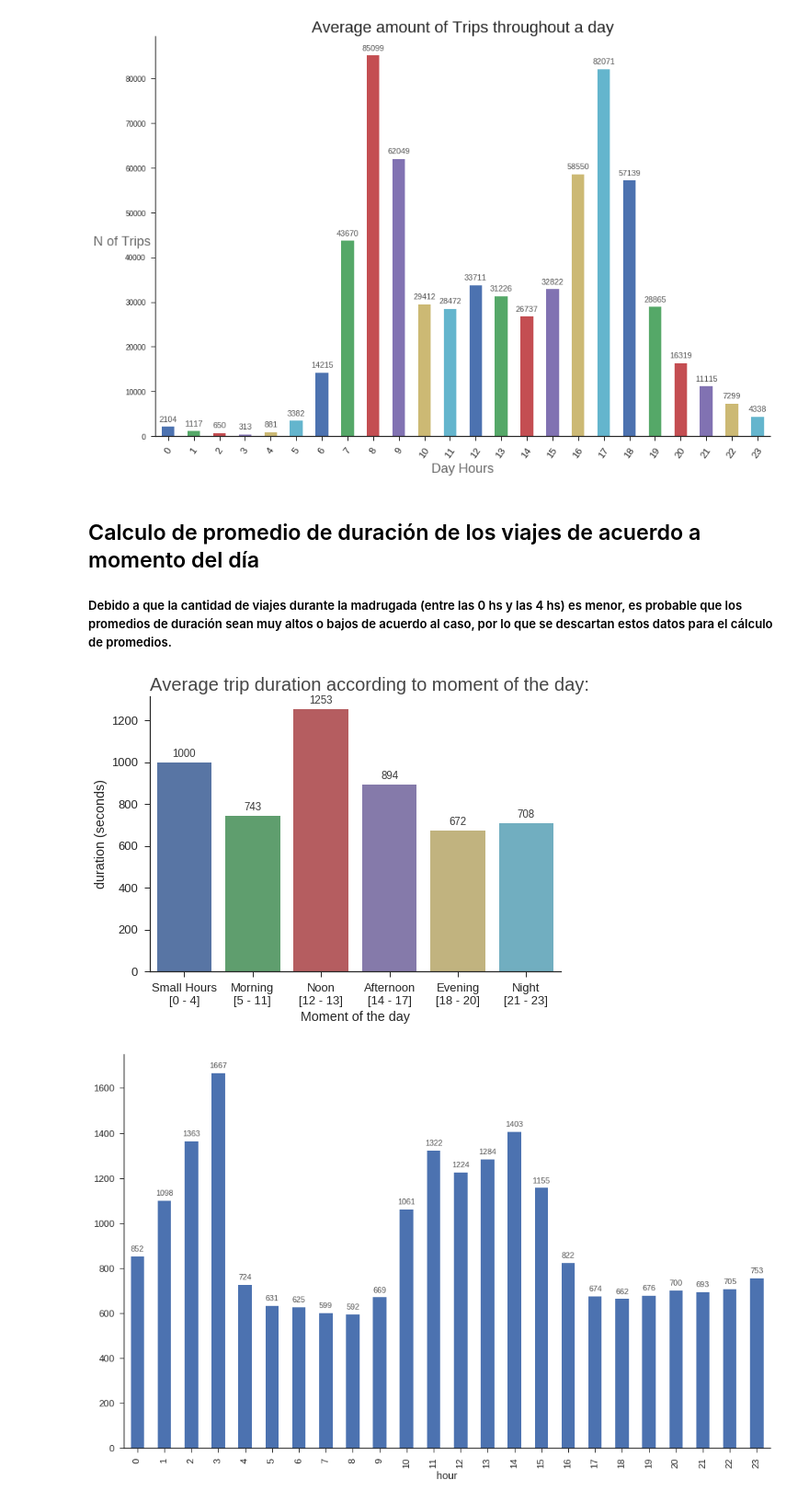
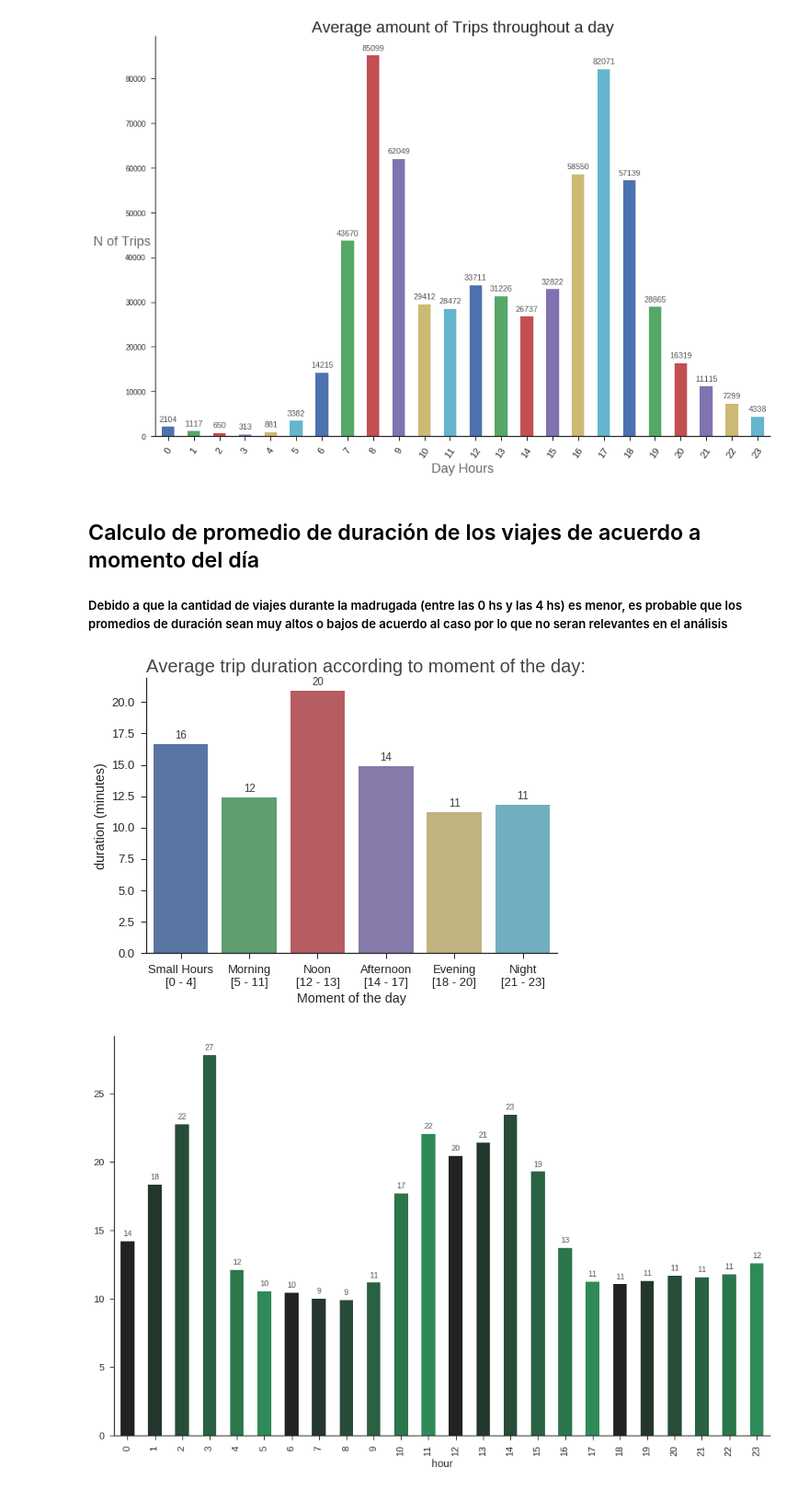
Before and after one commit to fpenovi/SFbikeTravelDuration, a Jupyter notebook: notebooks/03 - TripsDuration_VS_ TimeOfTheDay.ipynb, the cells around one changed output. Shown at 92% size. Saved outputs shown, nothing was run; the diff lists cells and outputs as text; code cells hidden in the pictures.

```diff
--- a/notebooks/03 - TripsDuration_VS_ TimeOfTheDay.ipynb
+++ b/notebooks/03 - TripsDuration_VS_ TimeOfTheDay.ipynb
@@ -10,10 +8,12 @@
 from root import *
 # %%
 dfTripReduced = dfTrip[['start_date', 'duration']].sort_values(by=['start_date'])
+#Se realiza conversión de segundos a minutos en duración para mayor claridad en los gráficos
+dfTripReduced['duration'] = dfTripReduced['duration'].apply(lambda seconds: float(seconds)/60)
 
 # --------------------------------------------------------------------------------------------------
 # RECORTO LOS VIAJES MENORES A 2 MINUTOS Y MAYORES A 6 HORAS
-dfTripReduced = dfTripReduced[(2*60 <= dfTripReduced.duration) & (dfTripReduced.duration <= 6*3600)]
+dfTripReduced = dfTripReduced[(2 <= dfTripReduced.duration) & (dfTripReduced.duration <= 6*60)]
 # --------------------------------------------------------------------------------------------------
 
 
@@ -40,7 +40,7 @@ plt.show()
 # %% [markdown]
 ## Calculo de promedio de duración de los viajes de acuerdo a momento del día
 
-##### Debido a que la cantidad de viajes durante la madrugada (entre las 0 hs y las 4 hs) es menor, es probable  que los promedios de duración sean muy altos o bajos de acuerdo al caso, por lo que se descartan estos datos para el cálculo de promedios.
+##### Debido a que la cantidad de viajes durante la madrugada (entre las 0 hs y las 4 hs) es menor, es probable  que los promedios de duración sean muy altos o bajos de acuerdo al caso por lo que no seran relevantes en el análisis
 # %%
 dfTripReduced['moment_of_day'] =  dfTripReduced.apply(getMomentOfDay, axis=1)
 
@@ -58,18 +58,19 @@ bars = sns.barplot(y='duration',\
 
 sns.despine()
 
-bars.set(ylabel='duration (seconds)',\
+bars.set(ylabel='duration (minutes)',\
          xlabel='Moment of the day');
 
 bars.set_xticklabels(['Small Hours\n[0 - 4]', 'Morning\n[5 - 11]', \
                       'Noon\n[12 - 13]', 'Afternoon\n[14 - 17]', \
                       'Evening\n[18 - 20]', 'Night\n[21 - 23]'])
+bars.set_yticklabels
 
 bars.set_title('Average trip duration according to moment of the day:', size=20, loc='left', alpha=0.85);
 autolabel(bars, 11.5, 0.9)
 plt.show()
 # %% [output]
-[figure, old version]
+[figure, new version]
 # %%
 # Saqué este gráfico porque no aportaba información nueva.
 
@@ -99,18 +100,18 @@ plt.show()
 # %%
 sns.set_style('ticks')
 
 ax = dfTripReduced[['hour', 'duration']]\
             .groupby(by=['hour'])\
             .agg('mean')\
             .reset_index()\
-            .plot(kind='bar', x='hour', y='duration', figsize=(16,10), legend=False)
+            .plot(kind='bar', x='hour', y='duration', figsize=(16,10), color=sns.dark_palette('seagreen'), legend=False)
 
 sns.despine()
 
 autolabel(ax, 11, 0.8)
 plt.show()
 # %% [output]
-[figure, old version]
+[figure, new version]
 # %%
 #Hago merge para tener los tres ejes: hora, duracion y cantidad de viajes por hora
 dfMerged = dfTripReduced.merge(dfTripsByHour.reset_index(), on='hour')
```
Also changed, not shown: parts of 2 cells of this notebook.
